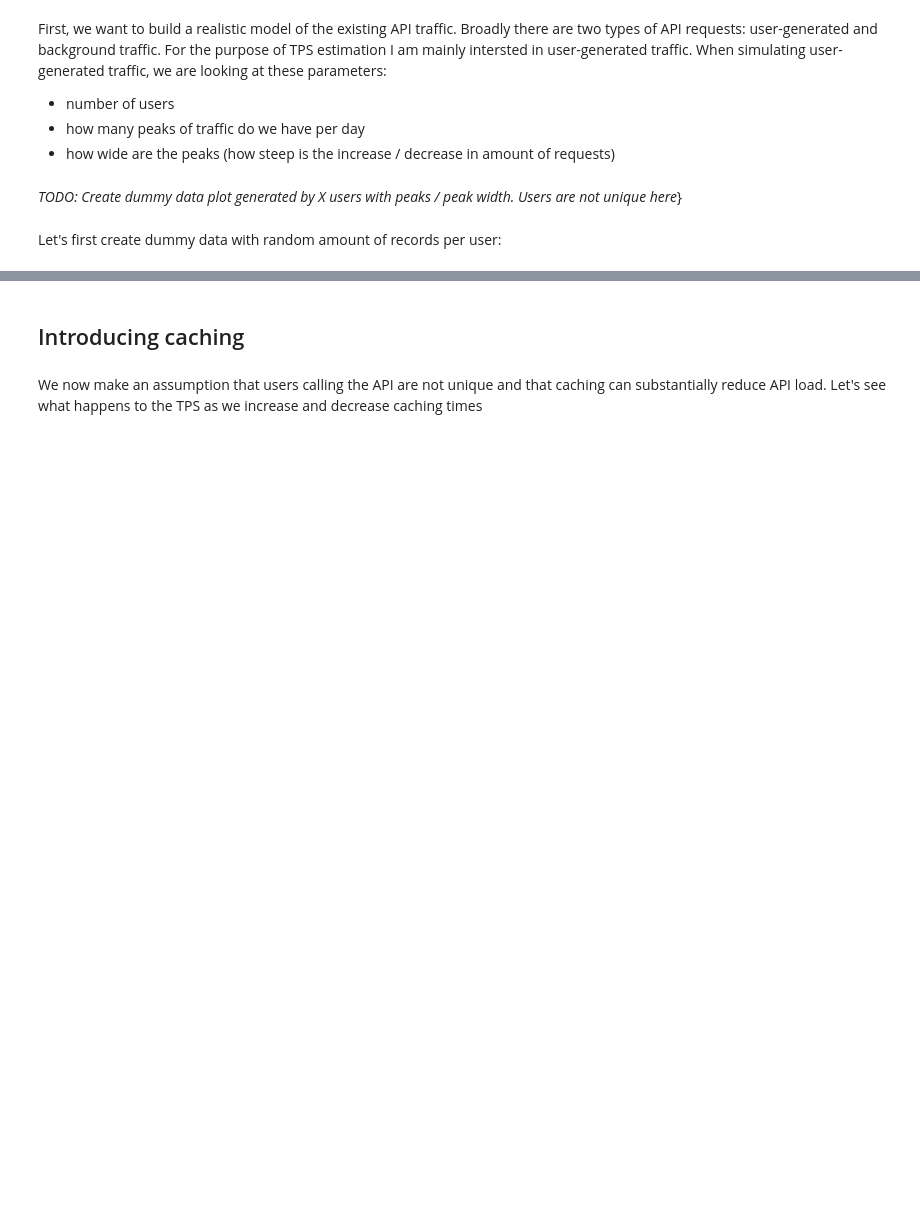
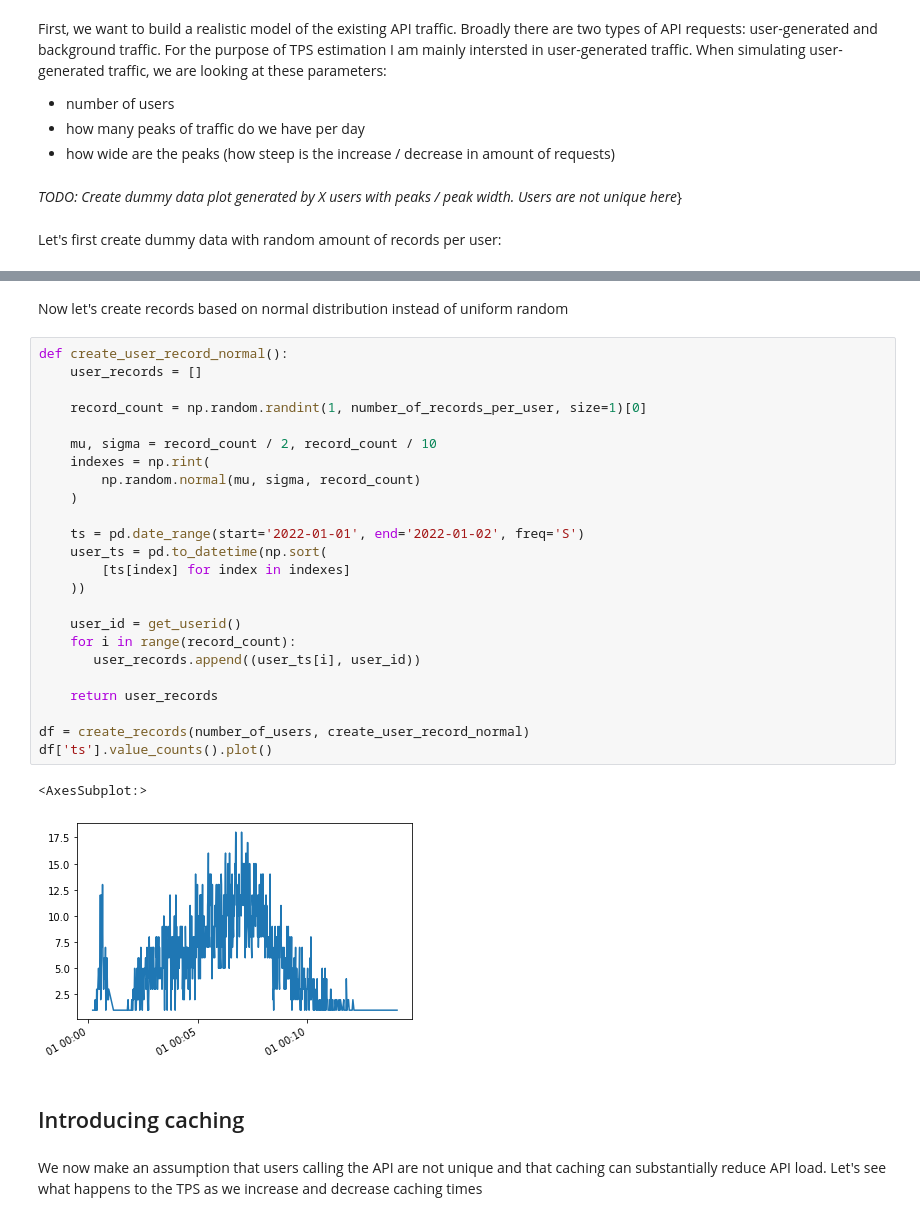
Before and after one commit to evgeniyarbatov/tps-estimator, a Jupyter notebook: TPS Estimator.ipynb, the cells around one changed output, grey strips where cells are left out. Cells and saved outputs as stored; diff of their text form; blank space fills up the shorter version.

Commit message:
Sampling from normal distribution

```diff
--- a/TPS Estimator.ipynb
+++ b/TPS Estimator.ipynb
@@ -66,3 +66,32 @@ df['ts'].value_counts().plot()
+# %% [markdown]
+Now let's create records based on normal distribution instead of uniform random
+# %%
+def create_user_record_normal():
+    user_records = []
+
+    record_count = np.random.randint(1, number_of_records_per_user, size=1)[0]
+
+    mu, sigma = record_count / 2, record_count / 10
+    indexes = np.rint(
+        np.random.normal(mu, sigma, record_count)
+    )
+
+    ts = pd.date_range(start='2022-01-01', end='2022-01-02', freq='S')
+    user_ts = pd.to_datetime(np.sort(
+        [ts[index] for index in indexes]
+    ))
+
+    user_id = get_userid()
+    for i in range(record_count):
+       user_records.append((user_ts[i], user_id))
+
+    return user_records
+
+df = create_records(number_of_users, create_user_record_normal)
+df['ts'].value_counts().plot()
+# %% [output]
+<AxesSubplot:>
+[figure, added]
 # %% [markdown]
 ## Introducing caching
 # %% [markdown]
```
Also changed, not shown: parts of 1 cell of this notebook.
